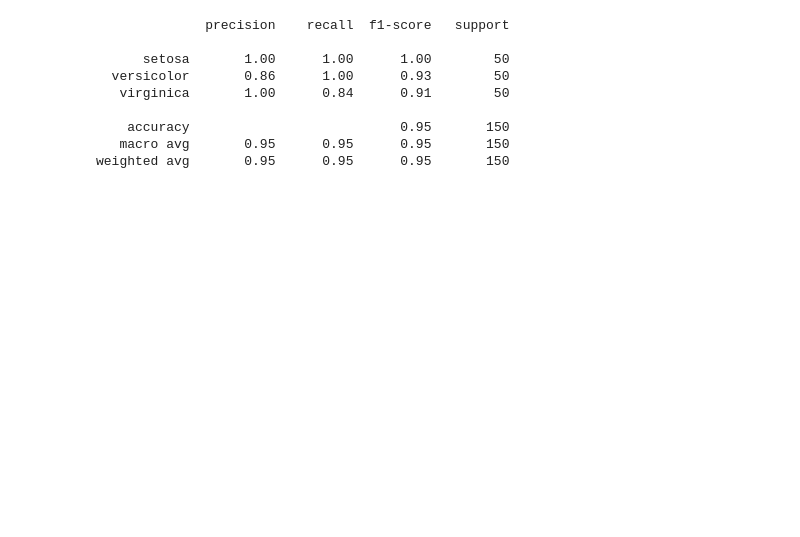
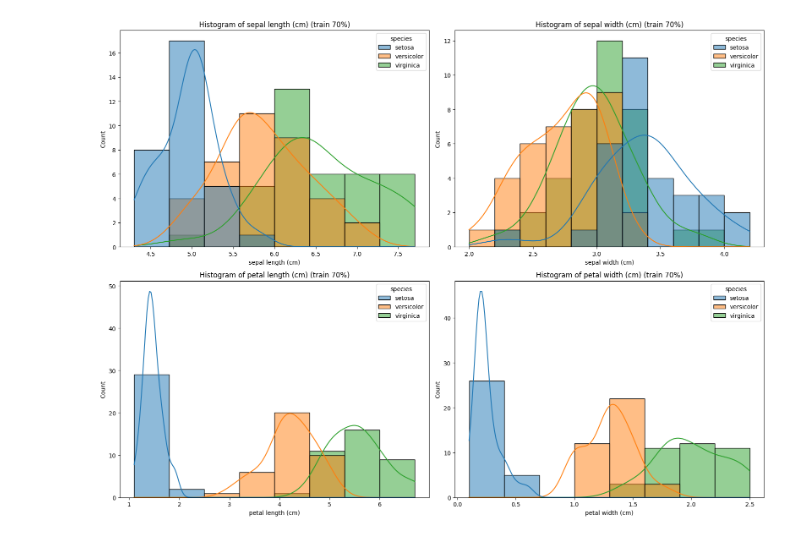
Before and after one commit to pawelleszczynski111/gp, a Jupyter notebook: l19.ipynb, the cells around one changed output. Saved outputs shown, nothing was run; the diff lists cells and outputs as text; code cells hidden in the pictures; blank space fills up the shorter version.

```diff
--- a/l19.ipynb
+++ b/l19.ipynb
@@ -89,13 +25,0 @@ results=[]
-# %%
-for feature in feauters:
-    for specie in range(len(iris.target_names)):
-
-        data = df_test[df_test['species'] == iris.target_names[specie]][feature]
-
-        results.append({
-            'feature': feature,
-            'specie': iris.target_names[specie],
-            'minimum': data.min(),
-            'maximum': data.max(),
-            'mean': data.mean()
-        })
@@ -212,13 +25,0 @@ for sl, sw, pl, pw in X_test:
-# %%
-print(classification_report(y_test, y_pred,
-target_names=iris.target_names))
-# %% [output]
-              precision    recall  f1-score   support
-
-      setosa       1.00      1.00      1.00        50
-  versicolor       0.86      1.00      0.93        50
-   virginica       1.00      0.84      0.91        50
-
-    accuracy                           0.95       150
-   macro avg       0.95      0.95      0.95       150
-weighted avg       0.95      0.95      0.95       150
@@ -224,0 +28,7 @@ weighted avg       0.95      0.95      0.95       150
+# %%
+features = [
+    "sepal length (cm)",
+    "sepal width (cm)",
+    "petal length (cm)",
+    "petal width (cm)"
+]
@@ -224,0 +37,18 @@ weighted avg       0.95      0.95      0.95       150
+# %%
+plt.figure(figsize=(16, 12))
+for i, feature in enumerate(features, 1):
+    plt.subplot(2, 2, i)
+    sns.histplot(
+        data=df_train,
+        x=feature,
+        hue="species",
+        kde=True
+    )
+    plt.title(f"Histogram of {feature} (train 70%)")
+    plt.xlabel(feature)
+    plt.ylabel("Count")
+
+plt.tight_layout()
+plt.show()
+# %% [output]
+[figure, added]
```
Also changed, not shown: parts of 46 cells of this notebook.
